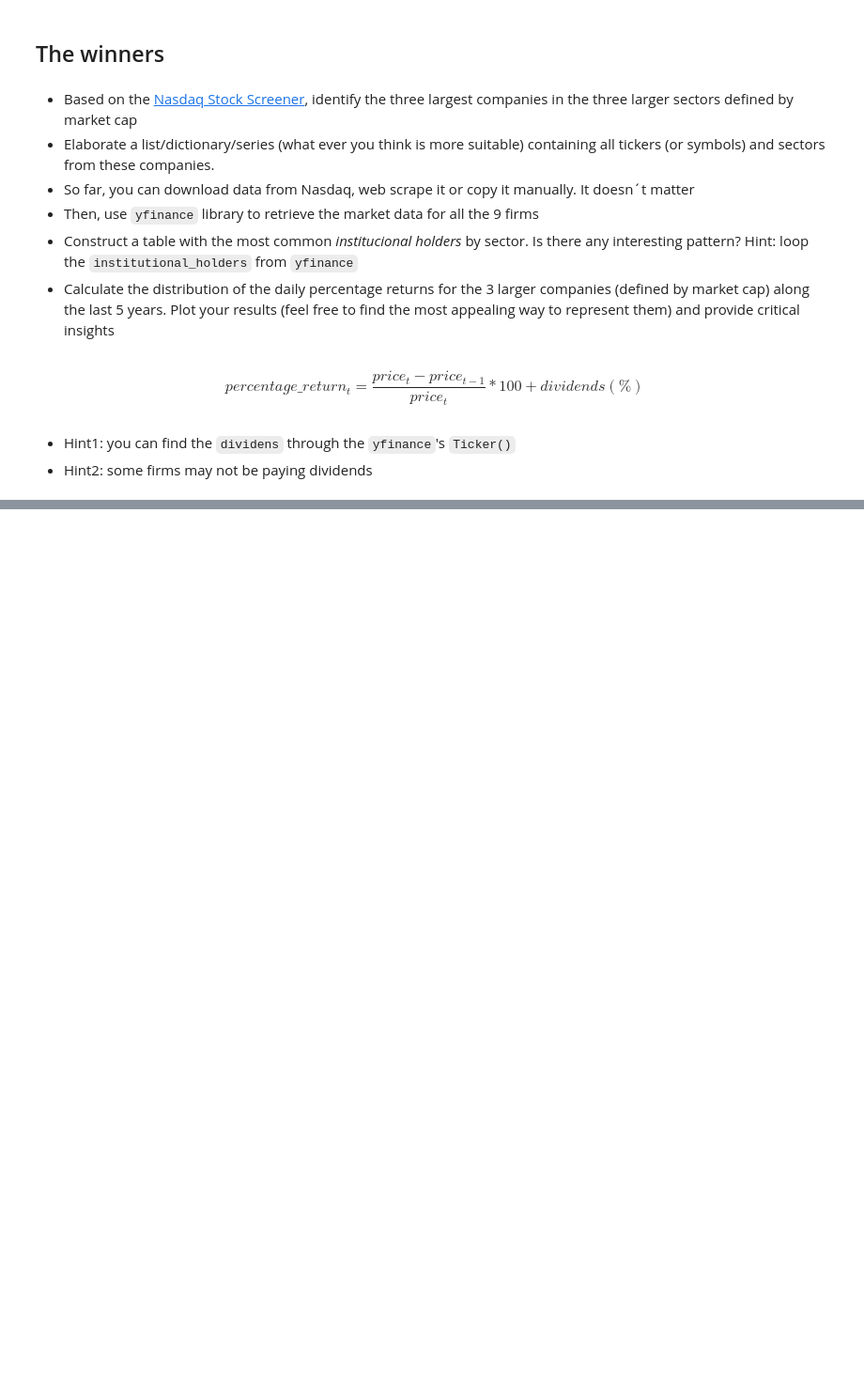
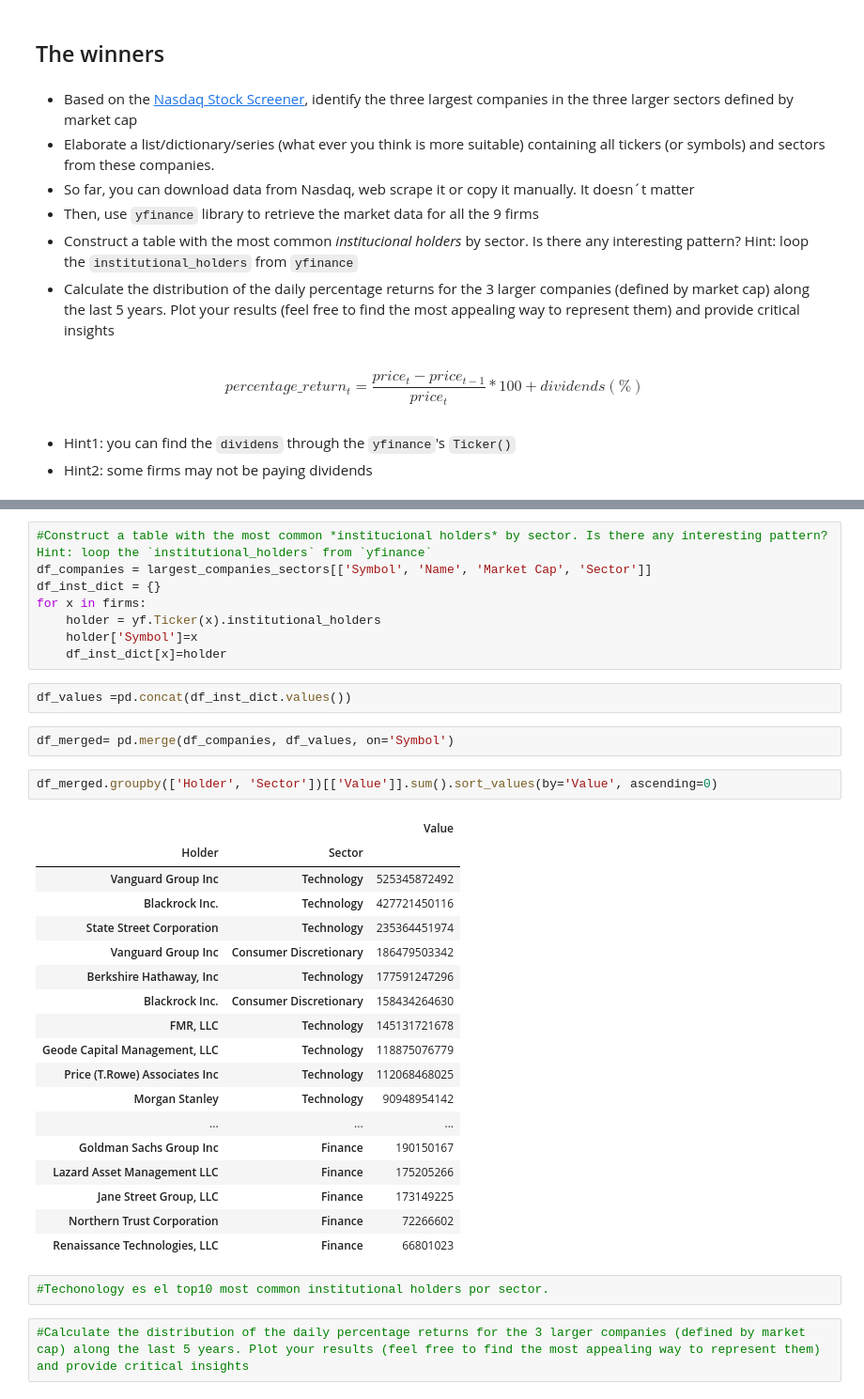
Before and after one commit to qlab-intro-python/tarea-4-quispe-dongo, a Jupyter notebook: tarea_4.ipynb, the cells around one changed output, grey strips where cells are left out. Shown at 94% size. Drawn from its saved outputs; the diff is of its cells as text; blank space fills up the shorter version.

```diff
--- a/tarea_4_plantilla.ipynb
+++ b/tarea_4.ipynb
@@ -270,0 +394,37 @@ $$
+# %%
+#Construct a table with the most common *institucional holders* by sector. Is there any interesting pattern? Hint: loop the `institutional_holders` from `yfinance`
+df_companies = largest_companies_sectors[['Symbol', 'Name', 'Market Cap', 'Sector']]
+df_inst_dict = {}
+for x in firms:
+    holder = yf.Ticker(x).institutional_holders
+    holder['Symbol']=x
+    df_inst_dict[x]=holder
+# %%
+df_values =pd.concat(df_inst_dict.values())
+# %%
+df_merged= pd.merge(df_companies, df_values, on='Symbol')
+# %%
+df_merged.groupby(['Holder', 'Sector'])[['Value']].sum().sort_values(by='Value', ascending=0)
+# %% [output]
+|  |  | Value |
+| Holder | Sector |  |
+| Vanguard Group Inc | Technology | 525345872492 |
+| Blackrock Inc. | Technology | 427721450116 |
+| State Street Corporation | Technology | 235364451974 |
+| Vanguard Group Inc | Consumer Discretionary | 186479503342 |
+| Berkshire Hathaway, Inc | Technology | 177591247296 |
+| Blackrock Inc. | Consumer Discretionary | 158434264630 |
+| FMR, LLC | Technology | 145131721678 |
+| Geode Capital Management, LLC | Technology | 118875076779 |
+| Price (T.Rowe) Associates Inc | Technology | 112068468025 |
+| Morgan Stanley | Technology | 90948954142 |
+| ... | ... | ... |
+| Goldman Sachs Group Inc | Finance | 190150167 |
+| Lazard Asset Management LLC | Finance | 175205266 |
+| Jane Street Group, LLC | Finance | 173149225 |
+| Northern Trust Corporation | Finance | 72266602 |
+| Renaissance Technologies, LLC | Finance | 66801023 |
+# %%
+#Techonology es el top10 most common institutional holders por sector.
+# %%
+#Calculate the distribution of the daily percentage returns for the 3 larger companies (defined by market cap) along the last 5 years. Plot your results (feel free to find the most appealing way to represent them) and provide critical insights
```
Also changed, not shown: parts of 12 cells of this notebook.
